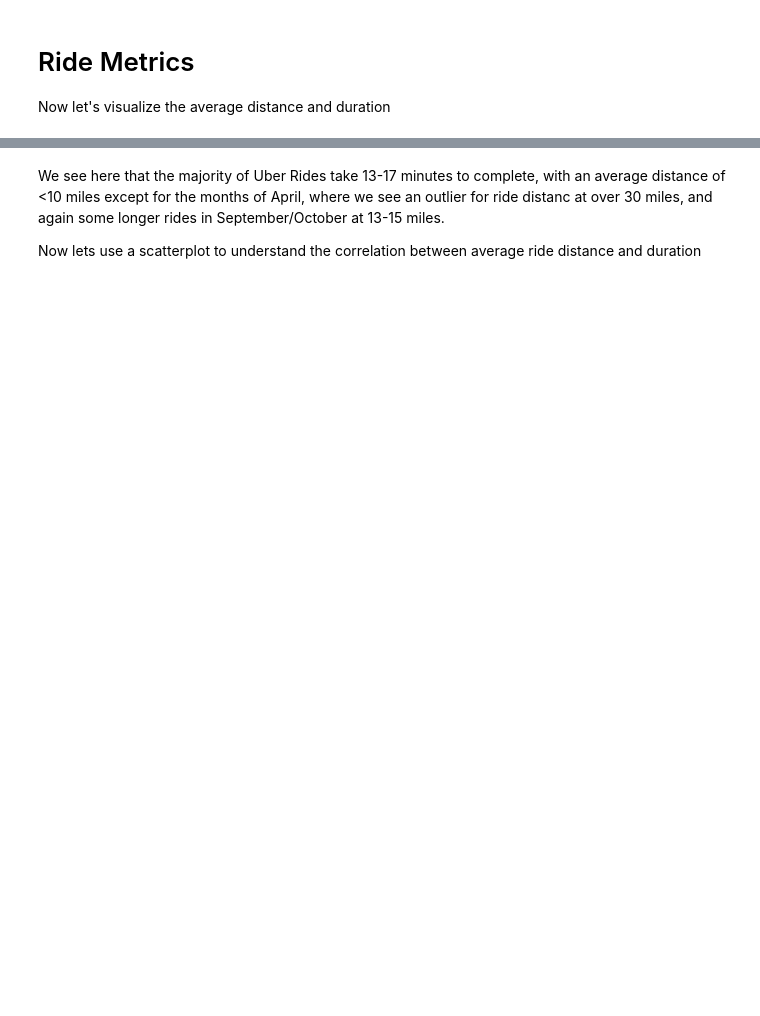
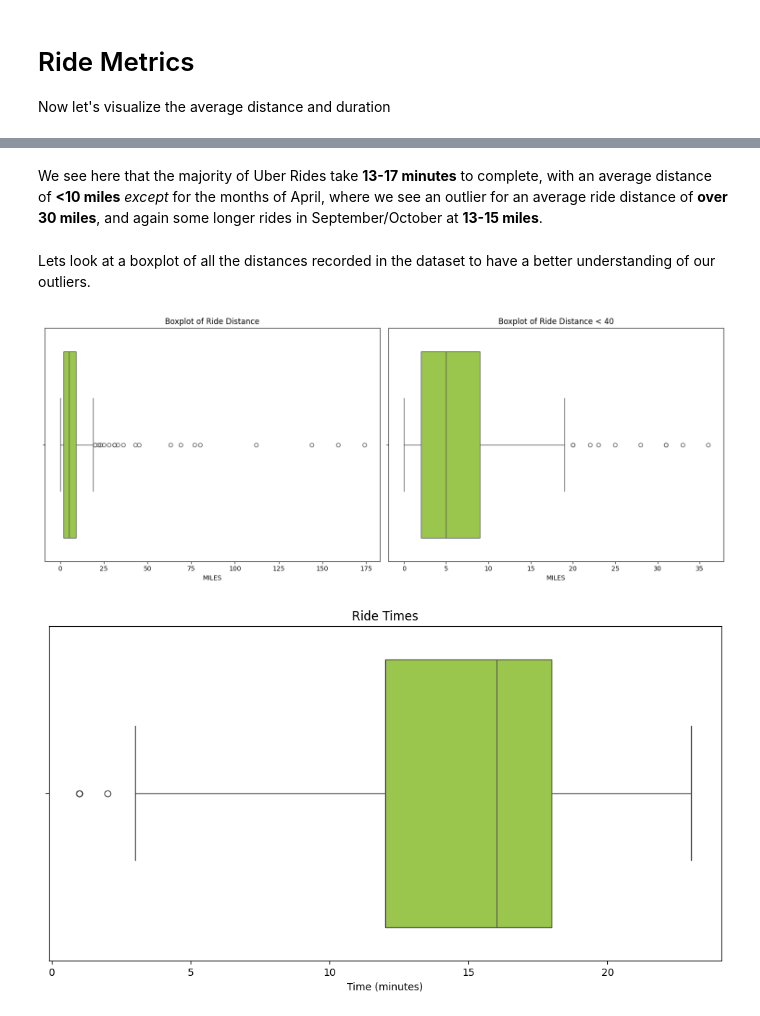
Before and after one commit to joshthesteez/Uber-Data-Analysis, a Jupyter notebook: UberAnalysis.ipynb, the cells around one changed output, grey strips where cells are left out. Drawn from its saved outputs; the diff is of its cells as text; code cells hidden in the pictures; blank space fills up the shorter version.

```diff
--- a/UberAnalysis.ipynb
+++ b/UberAnalysis.ipynb
@@ -338,4 +338,30 @@ plt.show()
 # %% [markdown]
-We see here that the majority of Uber Rides take 13-17 minutes to complete, with an average distance of <10 miles except for the months of April, where we see an outlier for ride distanc at over 30 miles, and again some longer rides in September/October at 13-15 miles.
-
-Now lets use a scatterplot to understand the correlation between average ride distance and duration
+We see here that the majority of Uber Rides take **13-17 minutes** to complete, with an average distance of **<10 miles** *except* for the months of April, where we see an outlier for an average ride distance of **over 30 miles**, and again some longer rides in September/October at **13-15 miles**.
+# %% [markdown]
+Lets look at a boxplot of all the distances recorded in the dataset to have a better understanding of our outliers.
+# %%
+fig, axes = plt.subplots(1, 2, figsize=(15, 6))
+
+sns.boxplot(x='MILES',
+            data=dataset,
+            ax=axes[0])
+axes[0].set_title('Boxplot of Ride Distance')
+
+sns.boxplot(x='MILES',
+            data=dataset[dataset['MILES'] < 40],
+            ax=axes[1])
+axes[1].set_title('Boxplot of Ride Distance < 40')
+
+plt.tight_layout()
+plt.show()
+
+plt.figure(figsize=(12, 6))
+
+sns.boxplot(x='time',
+            data=dataset)
+plt.title('Ride Times')
+plt.xlabel('Time (minutes)')
+plt.show()
+# %% [output]
+[figure, added]
+[figure, added]
```
Also changed, not shown: parts of 42 cells of this notebook.
